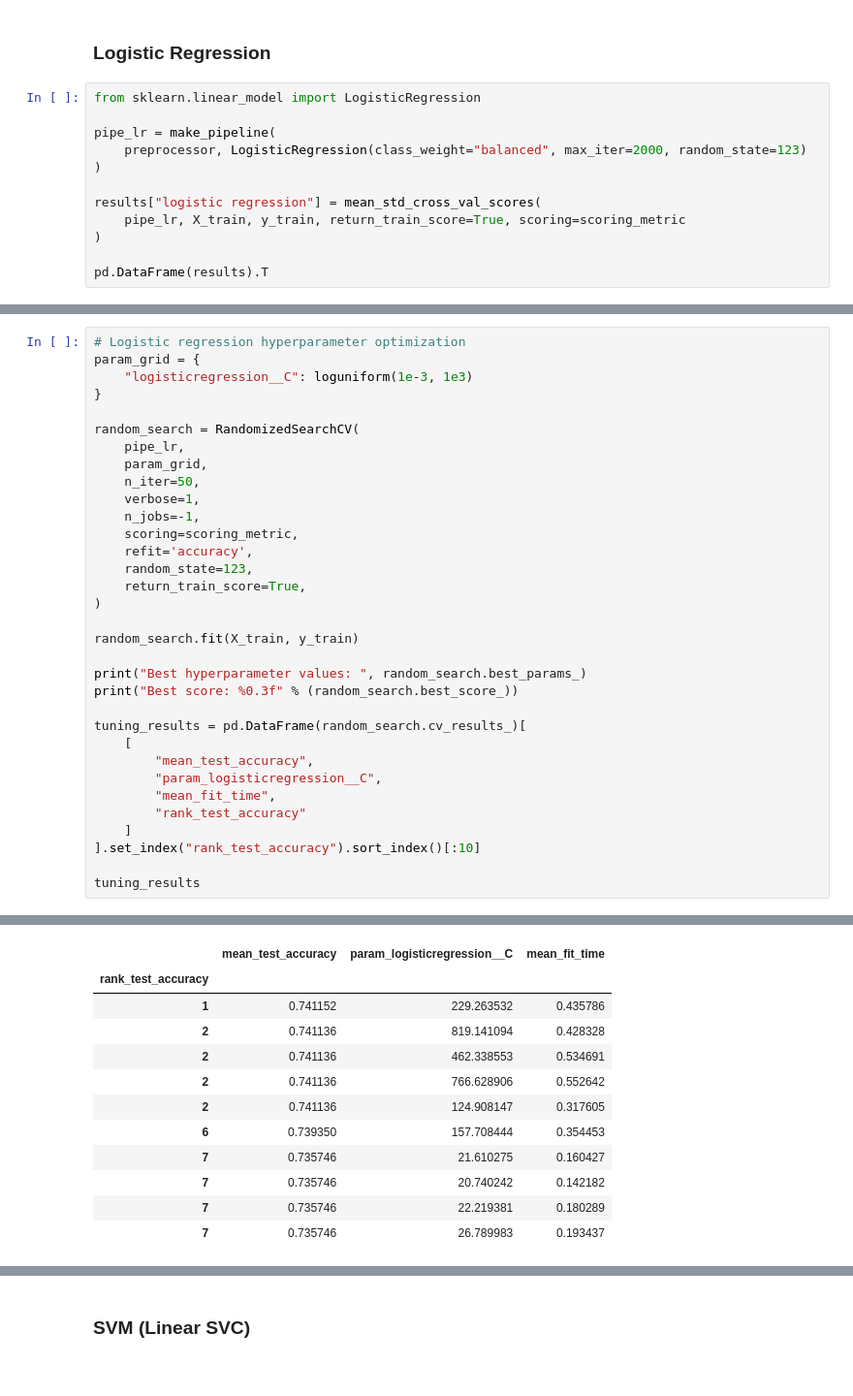
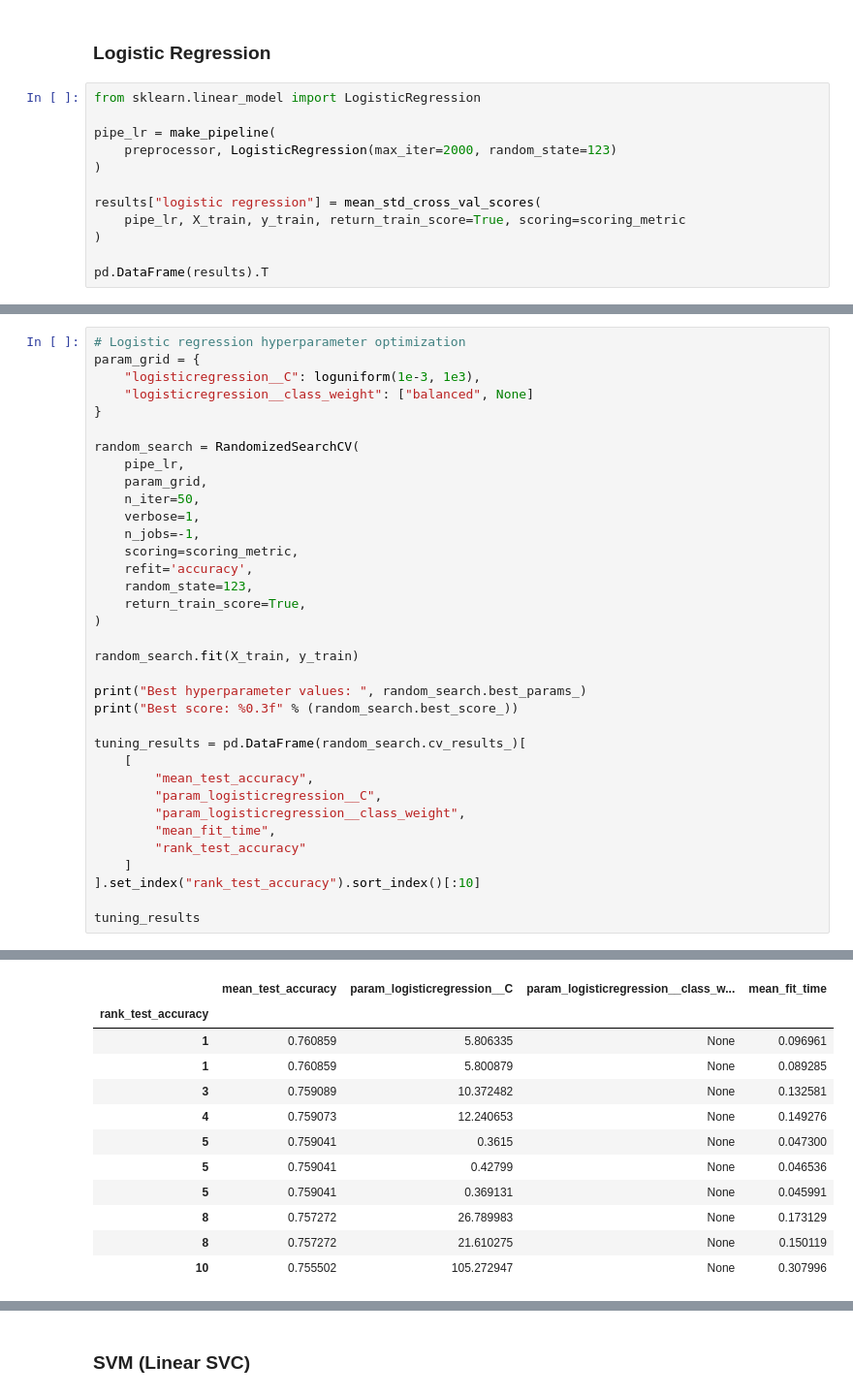
Before and after one commit to Capstone-Project-JYSF/Allard, a Jupyter notebook: models/ensembles.ipynb, the cells around one changed output, grey strips where cells are left out. Shown at 97% size. Drawn from its saved outputs; the diff is of its cells as text.

```diff
--- a/models/ensembles.ipynb
+++ b/models/ensembles.ipynb
@@ -241,7 +242,7 @@ results_df
 from sklearn.linear_model import LogisticRegression
 
 pipe_lr = make_pipeline(
-    preprocessor, LogisticRegression(class_weight="balanced", max_iter=2000, random_state=123)
+    preprocessor, LogisticRegression(max_iter=2000, random_state=123)
 )
 
 results["logistic regression"] = mean_std_cross_val_scores(
@@ -256,7 +257,8 @@ pd.DataFrame(results).T
 # %%
 # Logistic regression hyperparameter optimization
 param_grid = {
-    "logisticregression__C": loguniform(1e-3, 1e3)
+    "logisticregression__C": loguniform(1e-3, 1e3),
+    "logisticregression__class_weight": ["balanced", None]
 }
 
 random_search = RandomizedSearchCV(
@@ -280,6 +282,7 @@ tuning_results = pd.DataFrame(random_search.cv_results_)[
     [
         "mean_test_accuracy",
         "param_logisticregression__C",
+        "param_logisticregression__class_weight",
         "mean_fit_time",
         "rank_test_accuracy"
     ]
@@ -293,15 +296,15 @@ Best score: 0.741
-|  | mean_test_accuracy | param_logisticregression__C | mean_fit_time |
-| rank_test_accuracy |  |  |  |
-| 1 | 0.741152 | 229.263532 | 0.435786 |
-| 2 | 0.741136 | 819.141094 | 0.428328 |
-| 2 | 0.741136 | 462.338553 | 0.534691 |
-| 2 | 0.741136 | 766.628906 | 0.552642 |
-| 2 | 0.741136 | 124.908147 | 0.317605 |
-| 6 | 0.739350 | 157.708444 | 0.354453 |
-| 7 | 0.735746 | 21.610275 | 0.160427 |
-| 7 | 0.735746 | 20.740242 | 0.142182 |
-| 7 | 0.735746 | 22.219381 | 0.180289 |
-| 7 | 0.735746 | 26.789983 | 0.193437 |
+|  | mean_test_accuracy | param_logisticregression__C | param_logisticregression__class_w... | mean_fit_time |
+| rank_test_accuracy |  |  |  |  |
+| 1 | 0.760859 | 5.806335 | None | 0.096961 |
+| 1 | 0.760859 | 5.800879 | None | 0.089285 |
+| 3 | 0.759089 | 10.372482 | None | 0.132581 |
+| 4 | 0.759073 | 12.240653 | None | 0.149276 |
+| 5 | 0.759041 | 0.3615 | None | 0.047300 |
+| 5 | 0.759041 | 0.42799 | None | 0.046536 |
+| 5 | 0.759041 | 0.369131 | None | 0.045991 |
+| 8 | 0.757272 | 26.789983 | None | 0.173129 |
+| 8 | 0.757272 | 21.610275 | None | 0.150119 |
+| 10 | 0.755502 | 105.272947 | None | 0.307996 |
 # %%
 # best lr model
 best_lr = random_search.best_estimator_
```
Also changed, not shown: parts of 33 cells of this notebook, 1 other file.
